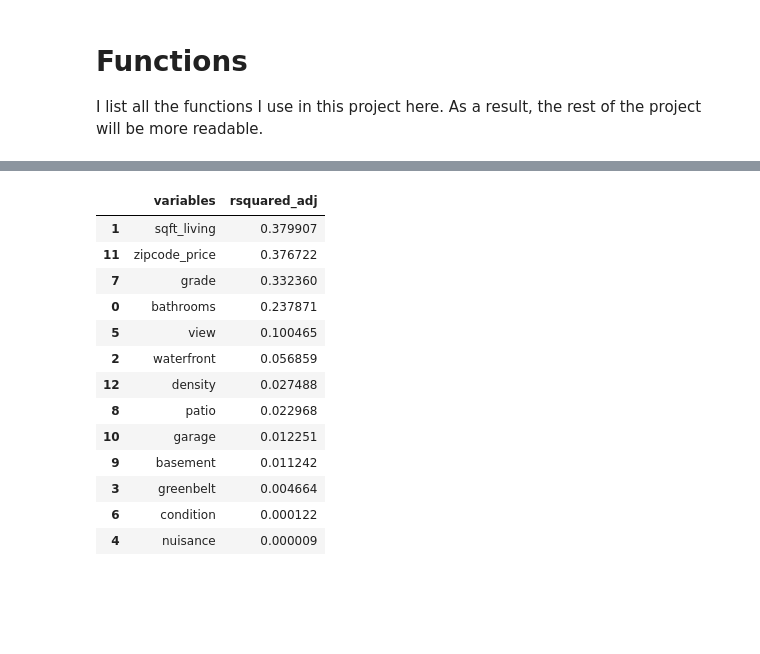
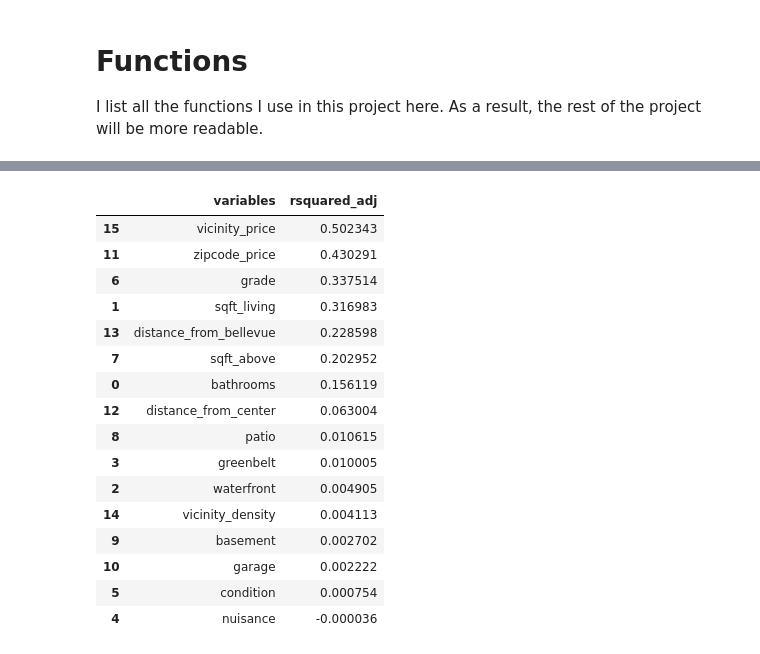
Before and after one commit to Jellohub/phase2_project, a Jupyter notebook: Notebook.ipynb, the cells around one changed output, grey strips where cells are left out. Drawn from its saved outputs; the diff is of its cells as text; code cells hidden in the pictures; blank space fills up the shorter version.

```diff
--- a/Notebook.ipynb
+++ b/Notebook.ipynb
@@ -200,0 +175,3 @@ Index(['id', 'date', 'price', 'bedrooms', 'bathrooms', 'sqft_living',
+# %%
+houses['vicinity_density'] = lengths
+houses['vicinity_price'] = vicinity_means
@@ -200,0 +211,3 @@ Index(['id', 'date', 'price', 'bedrooms', 'bathrooms', 'sqft_living',
+# %%
+cols = ['bedrooms', 'bathrooms', 'floors', 'condition', 'view', 'grade']
+houses = value_counts(houses, cols)
@@ -200,0 +216,4 @@ Index(['id', 'date', 'price', 'bedrooms', 'bathrooms', 'sqft_living',
+# %%
+houses = houses[houses.vicinity_density >= 5]
+# %%
+houses = houses.dropna()
@@ -201,22 +231,25 @@ Index(['id', 'date', 'price', 'bedrooms', 'bathrooms', 'sqft_living',
 # %%
-var_list = ['bathrooms', 'sqft_living', 'waterfront', 'greenbelt', 'nuisance', 'view', 'condition', 'grade', 'patio', 'basement', 'garage', 'zipcode_price', 'density']
-
-variable_strength(houses, var_list)
+var_list = ['bathrooms', 'sqft_living', 'waterfront', 'greenbelt', 'nuisance', 'condition', 'grade', 'sqft_above', 'patio', 'basement', 'garage', 'zipcode_price', 'distance_from_center', 'distance_from_bellevue', 'vicinity_density', 'vicinity_price']
+strengths = variable_strength(houses, var_list)
+strengths
 # %% [output]
 |  | variables | rsquared_adj |
-| 1 | sqft_living | 0.379907 |
-| 11 | zipcode_price | 0.376722 |
-| 7 | grade | 0.332360 |
-| 0 | bathrooms | 0.237871 |
-| 5 | view | 0.100465 |
-| 2 | waterfront | 0.056859 |
-| 12 | density | 0.027488 |
-| 8 | patio | 0.022968 |
-| 10 | garage | 0.012251 |
-| 9 | basement | 0.011242 |
-| 3 | greenbelt | 0.004664 |
-| 6 | condition | 0.000122 |
-| 4 | nuisance | 0.000009 |
+| 15 | vicinity_price | 0.502343 |
+| 11 | zipcode_price | 0.430291 |
+| 6 | grade | 0.337514 |
+| 1 | sqft_living | 0.316983 |
+| 13 | distance_from_bellevue | 0.228598 |
+| 7 | sqft_above | 0.202952 |
+| 0 | bathrooms | 0.156119 |
+| 12 | distance_from_center | 0.063004 |
+| 8 | patio | 0.010615 |
+| 3 | greenbelt | 0.010005 |
+| 2 | waterfront | 0.004905 |
+| 14 | vicinity_density | 0.004113 |
+| 9 | basement | 0.002702 |
+| 10 | garage | 0.002222 |
+| 5 | condition | 0.000754 |
+| 4 | nuisance | -0.000036 |
 # %%
 houses[list(strengths['variables'])].corr(numeric_only = True)
 # %% [output]
```
Also changed, not shown: parts of 39 cells of this notebook.
